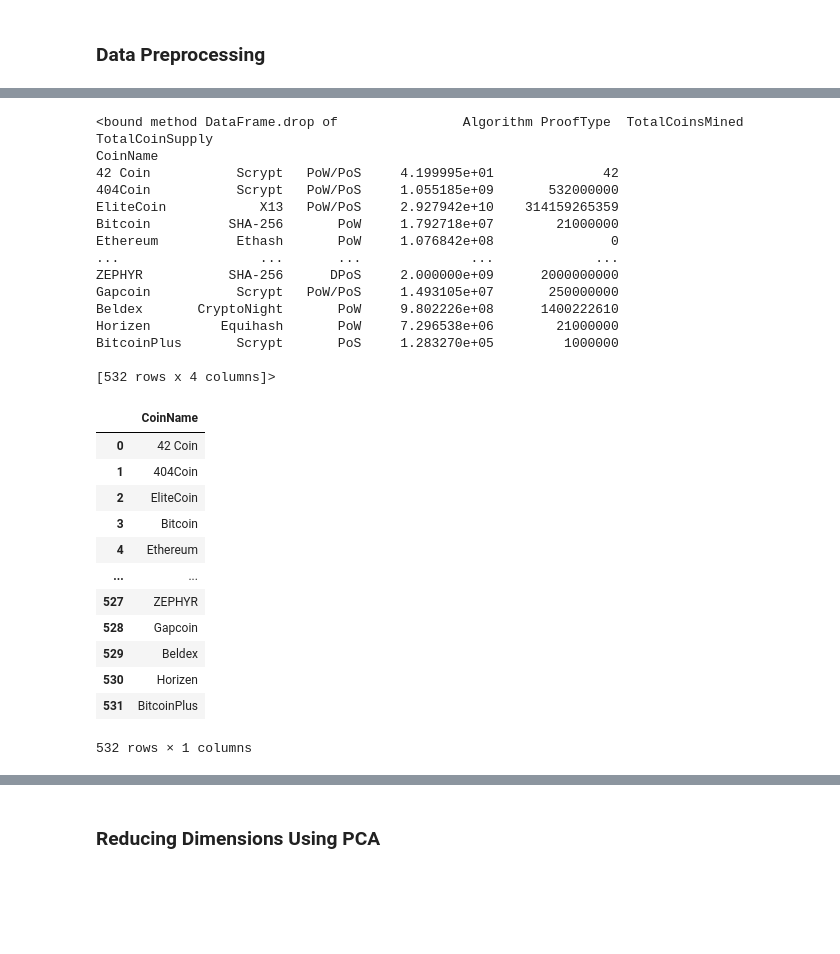
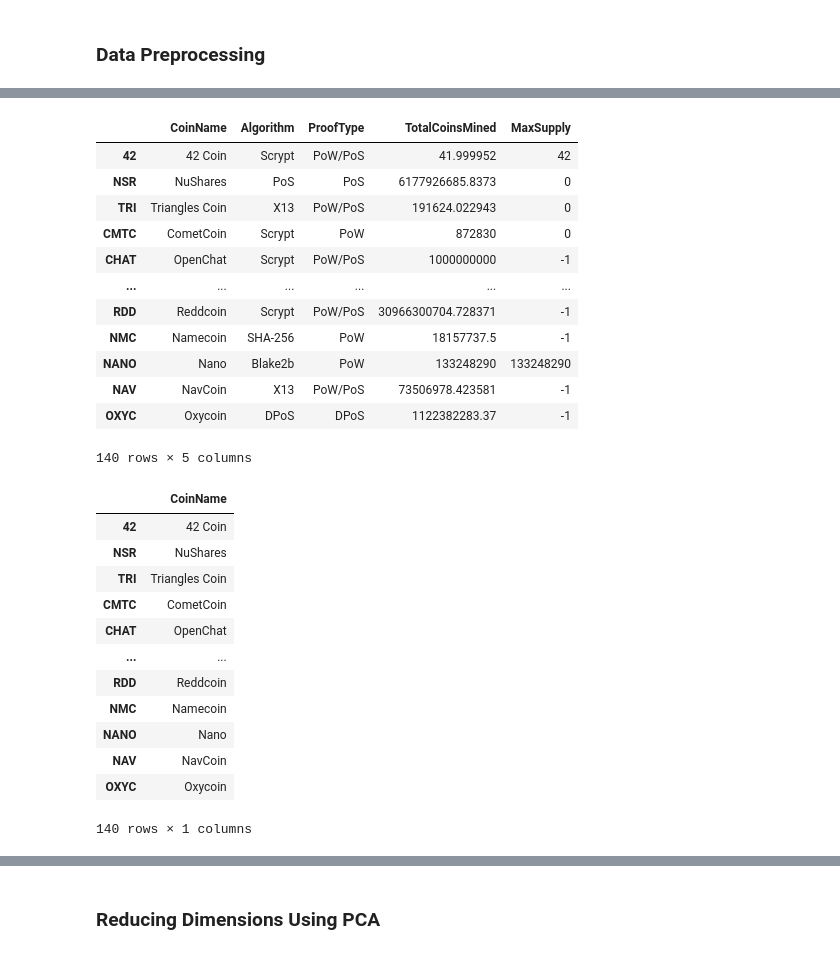
Before and after one commit to Angelboy-commercial/AWS-challenge, a Jupyter notebook: crypto_clustering.ipynb, the cells around one changed output, grey strips where cells are left out. Cells and saved outputs as stored; diff of their text form; code cells hidden in the pictures; blank space fills up the shorter version.

```diff
--- a/crypto_clustering.ipynb
+++ b/crypto_clustering.ipynb
@@ -66,8 +74,11 @@ crypto_df
 # %%
 # Keep only necessary columns:
 # 'CoinName','Algorithm','IsTrading','ProofType','TotalCoinsMined','TotalCoinSupply'
+crypto_df = crypto_df[['CoinName','Algorithm','IsTrading','ProofType','TotalCoinsMined','MaxSupply']]
 # %%
 # Keep only cryptocurrencies that are trading
 crypto_df = crypto_df[crypto_df['IsTrading'] == True]
 # %%
 # Keep only cryptocurrencies with a working algorithm
+crypto_df = crypto_df[crypto_df['Algorithm'] != "N/A"]
+crypto_df
@@ -96,5 +120,5 @@ crypto_df
 # %%
 # Remove rows with cryptocurrencies having no coins mined
-crypto_df = crypto_df[crypto_df['TotalCoinsMined'] > 1]
+crypto_df = crypto_df[crypto_df['TotalCoinsMined'] > 0]
 crypto_df.head(20)
 # %% [output]
@@ -119,42 +142,39 @@ crypto_df.head(20)
 # %%
 # Drop rows where there are 'N/A' text values
-crypto_df.replace("N/A", 1.2476)
-crypto_df.drop
+crypto_df = crypto_df[crypto_df.iloc[:] != "N/A"].dropna()
+crypto_df
 # %% [output]
+|  | CoinName | Algorithm | ProofType | TotalCoinsMined | MaxSupply |
+| 42 | 42 Coin | Scrypt | PoW/PoS | 41.999952 | 42 |
+| NSR | NuShares | PoS | PoS | 6177926685.8373 | 0 |
+| TRI | Triangles Coin | X13 | PoW/PoS | 191624.022943 | 0 |
+| CMTC | CometCoin | Scrypt | PoW | 872830 | 0 |
+| CHAT | OpenChat | Scrypt | PoW/PoS | 1000000000 | -1 |
+| ... | ... | ... | ... | ... | ... |
+| RDD | Reddcoin | Scrypt | PoW/PoS | 30966300704.728371 | -1 |
+| NMC | Namecoin | SHA-256 | PoW | 18157737.5 | -1 |
+| NANO | Nano | Blake2b | PoW | 133248290 | 133248290 |
+| NAV | NavCoin | X13 | PoW/PoS | 73506978.423581 | -1 |
+| OXYC | Oxycoin | DPoS | DPoS | 1122382283.37 | -1 |
-<bound method DataFrame.drop of                Algorithm ProofType  TotalCoinsMined TotalCoinSupply
-CoinName
-42 Coin           Scrypt   PoW/PoS     4.199995e+01              42
-404Coin           Scrypt   PoW/PoS     1.055185e+09       532000000
-EliteCoin            X13   PoW/PoS     2.927942e+10    314159265359
-Bitcoin          SHA-256       PoW     1.792718e+07        21000000
-Ethereum          Ethash       PoW     1.076842e+08               0
-...                  ...       ...              ...             ...
-ZEPHYR           SHA-256      DPoS     2.000000e+09      2000000000
-Gapcoin           Scrypt   PoW/PoS     1.493105e+07       250000000
-Beldex       CryptoNight       PoW     9.802226e+08      1400222610
-Horizen         Equihash       PoW     7.296538e+06        21000000
-BitcoinPlus       Scrypt       PoS     1.283270e+05         1000000
-
-[532 rows x 4 columns]>
+140 rows × 5 columns
 # %%
 # Store the 'CoinName'column in its own DataFrame prior to dropping it from crypto_df
-crypto_df = crypto_df.reset_index()
 Coin_name = crypto_df[['CoinName']]
 Coin_name
 # %% [output]
 |  | CoinName |
-| 0 | 42 Coin |
-| 1 | 404Coin |
-| 2 | EliteCoin |
-| 3 | Bitcoin |
-| 4 | Ethereum |
+| 42 | 42 Coin |
+| NSR | NuShares |
+| TRI | Triangles Coin |
+| CMTC | CometCoin |
+| CHAT | OpenChat |
 | ... | ... |
-| 527 | ZEPHYR |
-| 528 | Gapcoin |
-| 529 | Beldex |
-| 530 | Horizen |
-| 531 | BitcoinPlus |
+| RDD | Reddcoin |
+| NMC | Namecoin |
+| NANO | Nano |
+| NAV | NavCoin |
+| OXYC | Oxycoin |
-532 rows × 1 columns
+140 rows × 1 columns
 # %%
 # Drop the 'CoinName' column since it's not going to be used on the clustering algorithm
 crypto_df = crypto_df.drop(columns=['CoinName'])
```
Also changed, not shown: parts of 19 cells of this notebook.
